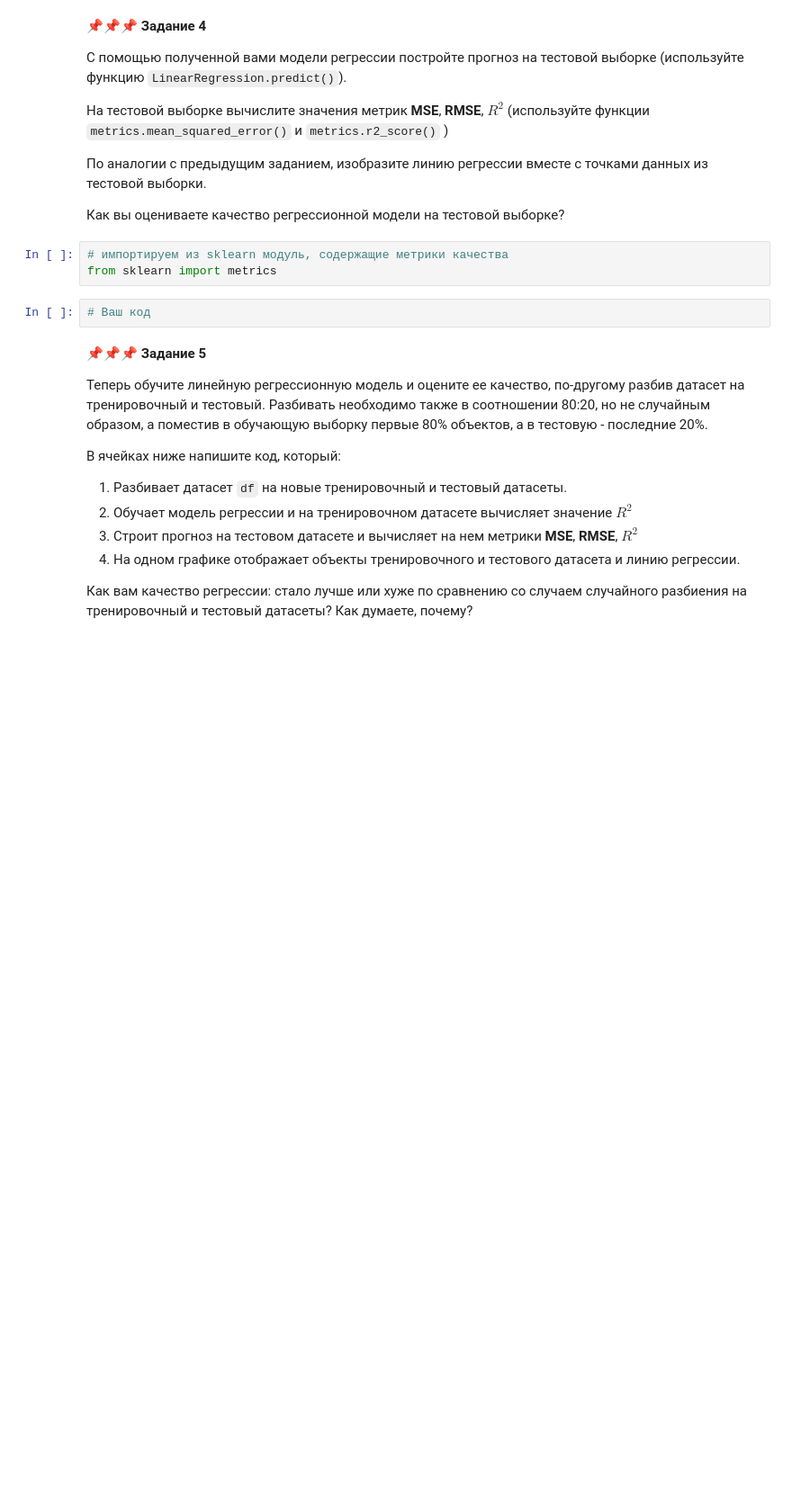
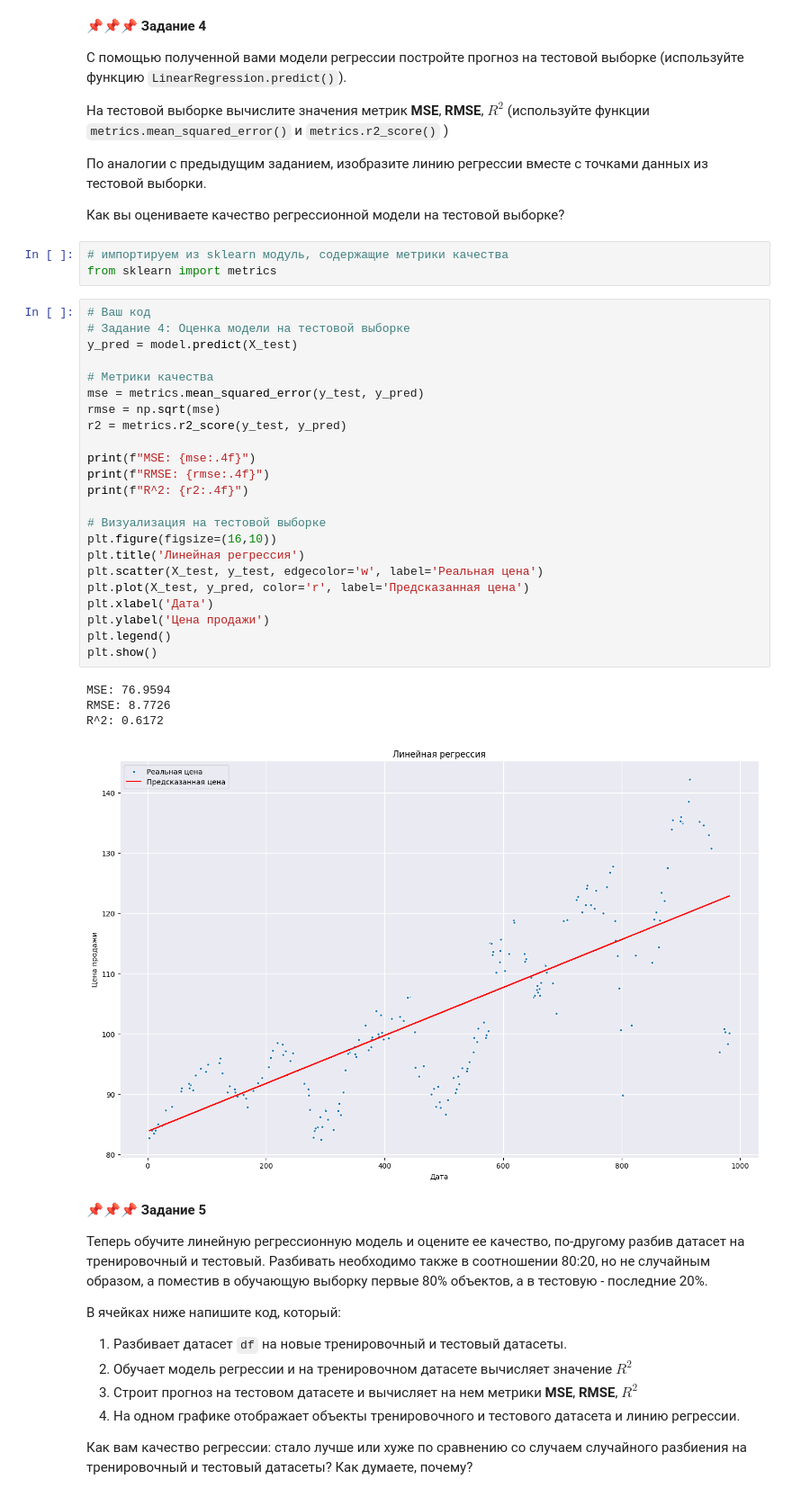
Before and after one commit to DaniilPominov/data_science, a Jupyter notebook: src/lab6/lab 6-Pominov.ipynb, the cells around one changed output. Shown: that part at 90% size. Saved outputs shown, nothing was run; the diff lists cells and outputs as text; blank space fills up the shorter version.

```diff
--- a/src/lab6/lab 6-Pominov.ipynb
+++ b/src/lab6/lab 6-Pominov.ipynb
@@ -190,8 +258,34 @@ $R^2$ - метрика, которую необходимо максимизир
 # %%
 # импортируем из sklearn модуль, содержащие метрики качества
 from sklearn import metrics
-# %%
-# Ваш код
+# %%
+# Ваш код
+# Задание 4: Оценка модели на тестовой выборке
+y_pred = model.predict(X_test)
+
+# Метрики качества
+mse = metrics.mean_squared_error(y_test, y_pred)
+rmse = np.sqrt(mse)
+r2 = metrics.r2_score(y_test, y_pred)
+
+print(f"MSE: {mse:.4f}")
+print(f"RMSE: {rmse:.4f}")
+print(f"R^2: {r2:.4f}")
+
+# Визуализация на тестовой выборке
+plt.figure(figsize=(16,10))
+plt.title('Линейная регрессия')
+plt.scatter(X_test, y_test, edgecolor='w', label='Реальная цена')
+plt.plot(X_test, y_pred, color='r', label='Предсказанная цена')
+plt.xlabel('Дата')
+plt.ylabel('Цена продажи')
+plt.legend()
+plt.show()
+# %% [output]
+MSE: 76.9594
+RMSE: 8.7726
+R^2: 0.6172
+[figure, added]
 # %% [markdown]
 📌📌📌 **Задание 5**
 
```
Also changed, not shown: parts of 20 cells of this notebook, 5 other files.
